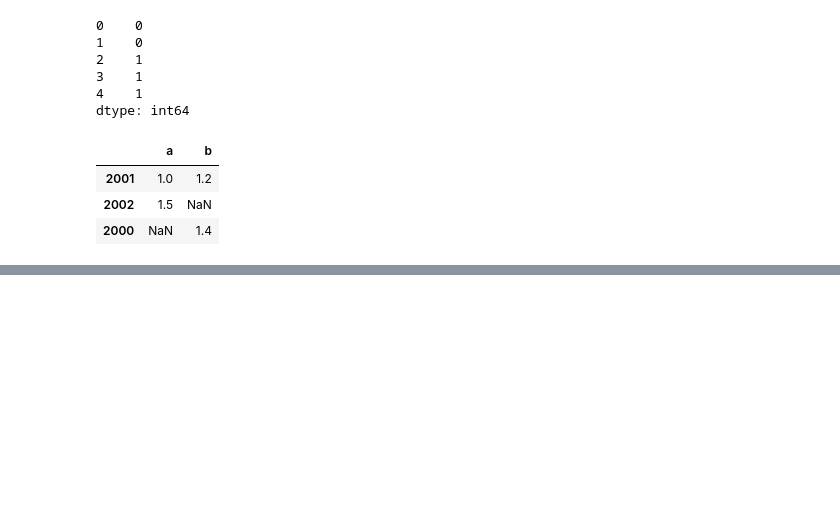
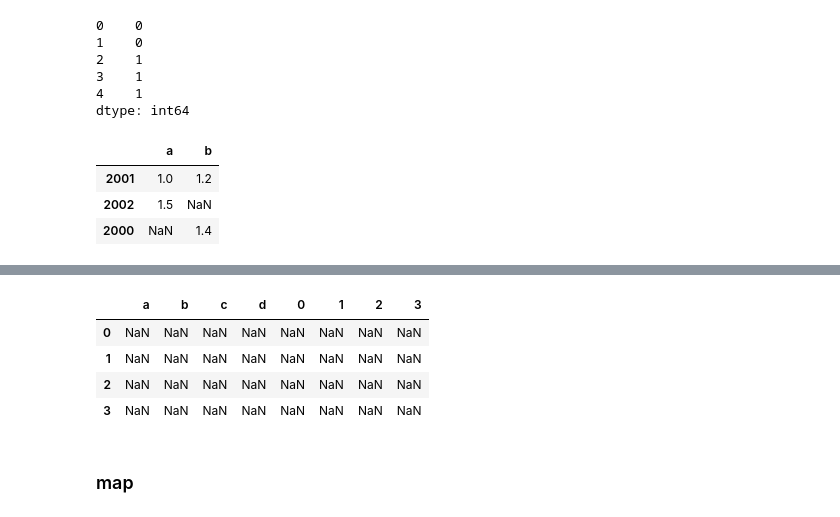
Before and after one commit to YJ0522771/TIL, a Jupyter notebook: Study Note/others/Al 부스트캠프 pre-course/[Python] pandas.ipynb, the cells around one changed output, grey strips where cells are left out. Cells and saved outputs as stored; diff of their text form; code cells hidden in the pictures; blank space fills up the shorter version.

```diff
--- a/Study Note/others/Al 부스트캠프 pre-course/[Python] pandas.ipynb
+++ b/Study Note/others/Al 부스트캠프 pre-course/[Python] pandas.ipynb
@@ -172,0 +282,5 @@ pd.DataFrame(json_data)
+# %%
+# axis를 지정하여 연산
+# axis 0의 index를 기준으로 연산
+# broadcasting이 발생
+df2.add(s2, axis=0)
@@ -172,0 +293,11 @@ pd.DataFrame(json_data)
+# %%
+# axis 1의 index를 기준으로 연산
+df2.add(s2, axis=1)
+# %% [output]
+|  | a | b | c | d | 0 | 1 | 2 | 3 |
+| 0 | NaN | NaN | NaN | NaN | NaN | NaN | NaN | NaN |
+| 1 | NaN | NaN | NaN | NaN | NaN | NaN | NaN | NaN |
+| 2 | NaN | NaN | NaN | NaN | NaN | NaN | NaN | NaN |
+| 3 | NaN | NaN | NaN | NaN | NaN | NaN | NaN | NaN |
+# %% [markdown]
+### map
```
Also changed, not shown: parts of 38 cells of this notebook, 1 other file.
